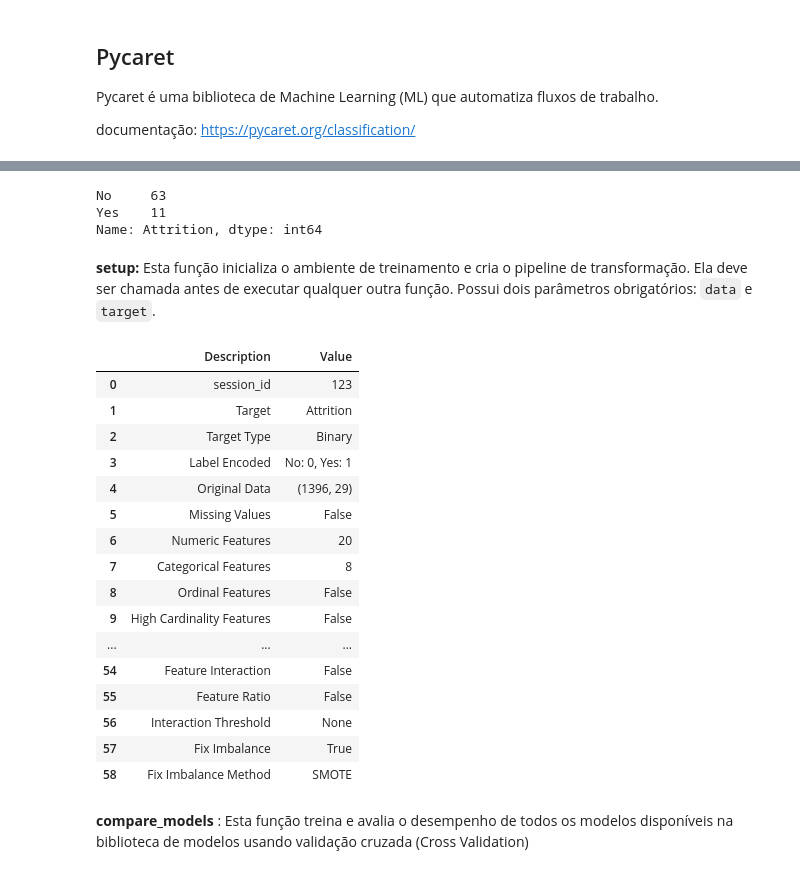
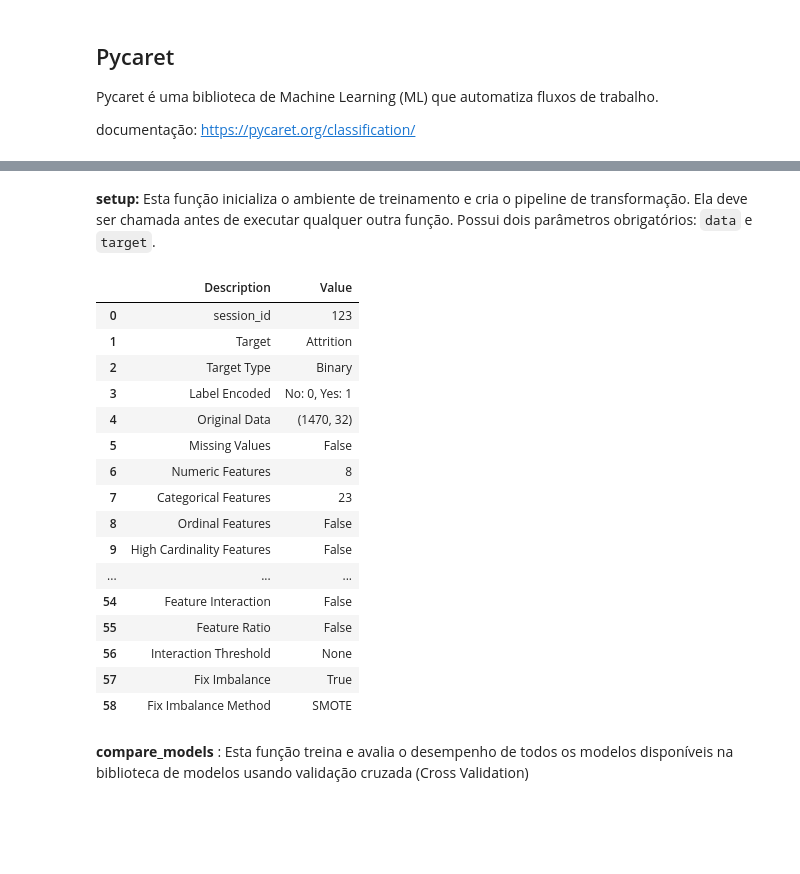
Before and after one commit to barbarasilveiraf/wids2021, a Jupyter notebook: src/hands_on_analyze_collaborators_with_answer.ipynb, the cells around one changed output, grey strips where cells are left out. Saved outputs shown, nothing was run; the diff lists cells and outputs as text; code cells hidden in the pictures; blank space fills up the shorter version.

```diff
--- a/src/hands_on_analyze_collaborators_with_answer.ipynb
+++ b/src/hands_on_analyze_collaborators_with_answer.ipynb
@@ -433,3 +437,5 @@ Unseen Data For Predictions: (74, 29)
+# %%
+data = df.copy()
 # %%
 data["Attrition"].value_counts()
 # %% [output]
@@ -438,10 +444,4 @@ Yes     226
 Name: Attrition, dtype: int64
-# %%
-data_unseen["Attrition"].value_counts()
-# %% [output]
-No     63
-Yes    11
-Name: Attrition, dtype: int64
 # %%
 from pycaret.classification import *
 # %% [markdown]
@@ -453,20 +455,20 @@ from pycaret.classification import *
 # %%
 pycaret_config = setup(data = data,
                               target = 'Attrition',
                               fix_imbalance=True,
-                              fold=10,
+                              fold=5,
                               normalize=True,
                               session_id=123)
 # %% [output]
 |  | Description | Value |
 | 0 | session_id | 123 |
 | 1 | Target | Attrition |
 | 2 | Target Type | Binary |
 | 3 | Label Encoded | No: 0, Yes: 1 |
-| 4 | Original Data | (1396, 29) |
+| 4 | Original Data | (1470, 32) |
 | 5 | Missing Values | False |
-| 6 | Numeric Features | 20 |
-| 7 | Categorical Features | 8 |
+| 6 | Numeric Features | 8 |
+| 7 | Categorical Features | 23 |
 | 8 | Ordinal Features | False |
 | 9 | High Cardinality Features | False |
 | ... | ... | ... |
```
Also changed, not shown: parts of 24 cells of this notebook, 7 other files.
